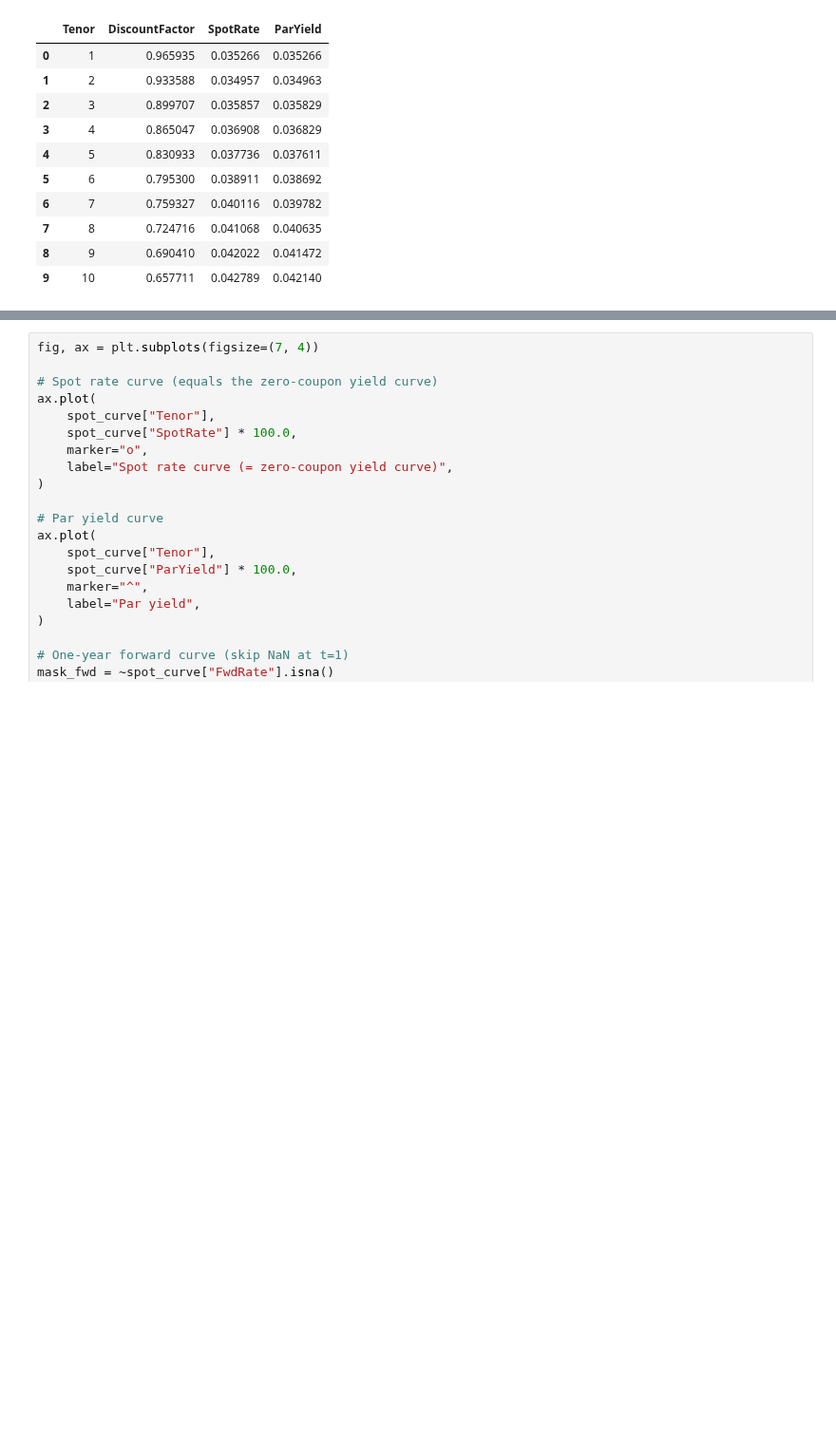
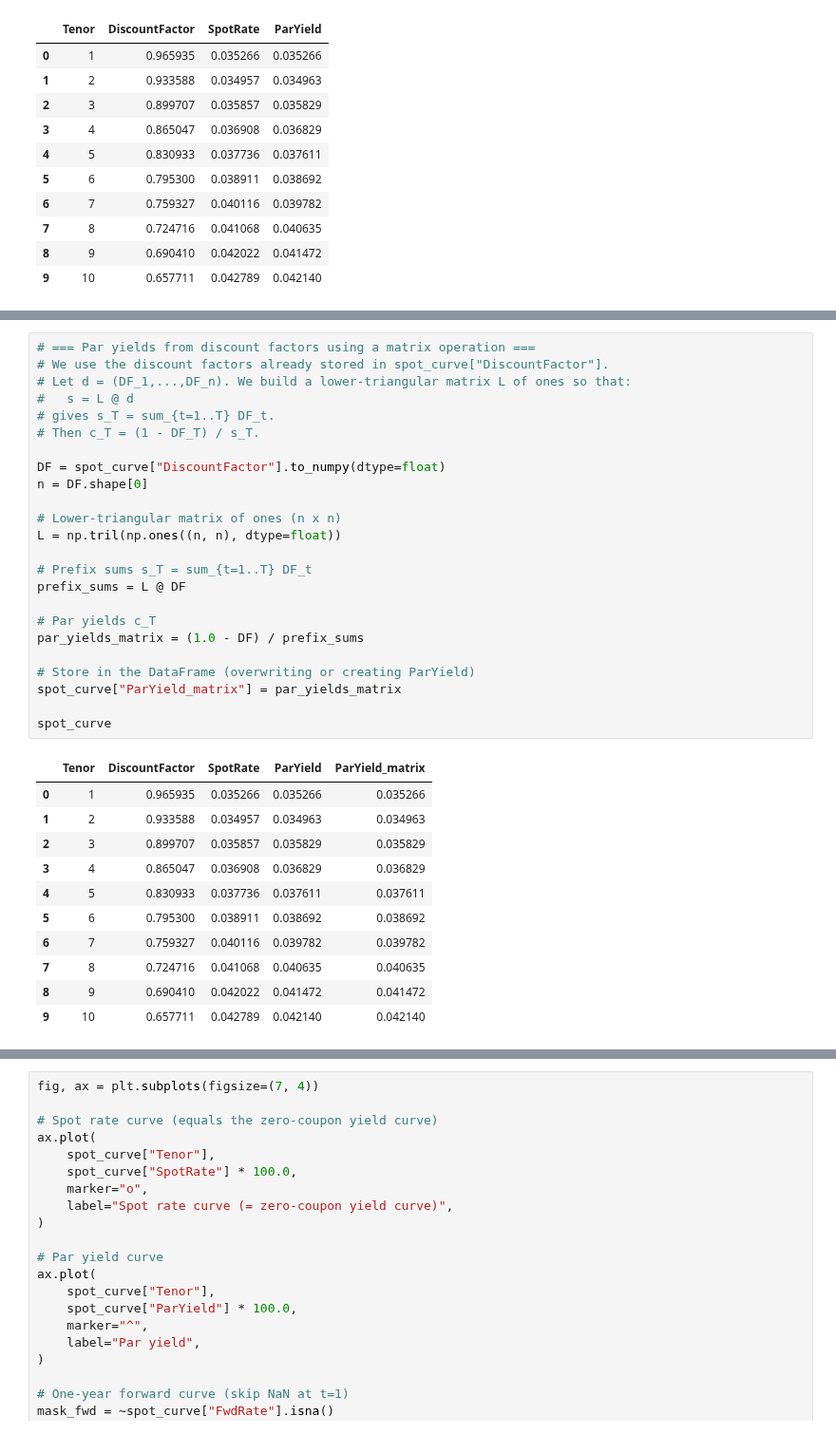
Before and after one commit to andreassteinerconsulting/python_notebooks, a Jupyter notebook: curves_from_couponbonds.ipynb, the cells around one changed output, grey strips where cells are left out. Shown at 95% size. Cells and saved outputs as stored; diff of their text form; blank space fills up the shorter version.

```diff
--- a/curves_from_couponbonds.ipynb
+++ b/curves_from_couponbonds.ipynb
@@ -243 +272,37 @@ spot_curve
+# %%
+# === Par yields from discount factors using a matrix operation ===
+# We use the discount factors already stored in spot_curve["DiscountFactor"].
+# Let d = (DF_1,...,DF_n). We build a lower-triangular matrix L of ones so that:
+#   s = L @ d
+# gives s_T = sum_{t=1..T} DF_t.
+# Then c_T = (1 - DF_T) / s_T.
+
+DF = spot_curve["DiscountFactor"].to_numpy(dtype=float)
+n = DF.shape[0]
+
+# Lower-triangular matrix of ones (n x n)
+L = np.tril(np.ones((n, n), dtype=float))
+
+# Prefix sums s_T = sum_{t=1..T} DF_t
+prefix_sums = L @ DF
+
+# Par yields c_T
+par_yields_matrix = (1.0 - DF) / prefix_sums
+
+# Store in the DataFrame (overwriting or creating ParYield)
+spot_curve["ParYield_matrix"] = par_yields_matrix
+
+spot_curve
+# %% [output]
+|  | Tenor | DiscountFactor | SpotRate | ParYield | ParYield_matrix |
+| 0 | 1 | 0.965935 | 0.035266 | 0.035266 | 0.035266 |
+| 1 | 2 | 0.933588 | 0.034957 | 0.034963 | 0.034963 |
+| 2 | 3 | 0.899707 | 0.035857 | 0.035829 | 0.035829 |
+| 3 | 4 | 0.865047 | 0.036908 | 0.036829 | 0.036829 |
+| 4 | 5 | 0.830933 | 0.037736 | 0.037611 | 0.037611 |
+| 5 | 6 | 0.795300 | 0.038911 | 0.038692 | 0.038692 |
+| 6 | 7 | 0.759327 | 0.040116 | 0.039782 | 0.039782 |
+| 7 | 8 | 0.724716 | 0.041068 | 0.040635 | 0.040635 |
+| 8 | 9 | 0.690410 | 0.042022 | 0.041472 | 0.041472 |
+| 9 | 10 | 0.657711 | 0.042789 | 0.042140 | 0.042140 |
 # %% [markdown]
```
Also changed, not shown: parts of 7 cells of this notebook.
